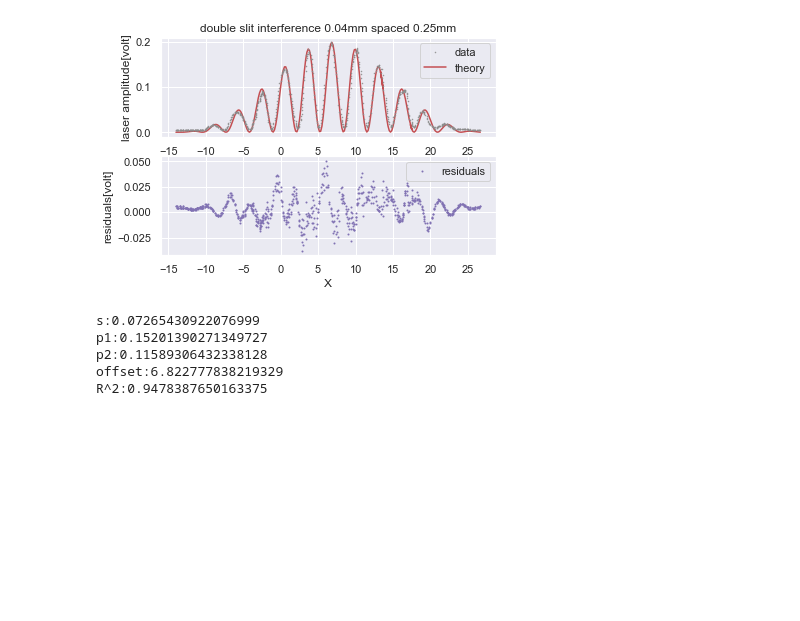
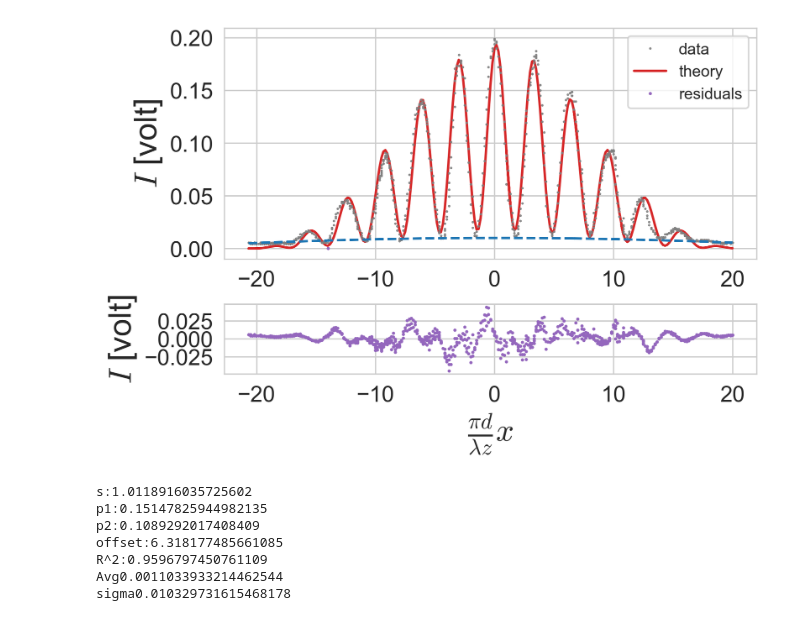
Before and after one commit to EdoMor/notebooks, a Jupyter notebook: alons double slit notebook.ipynb, the cells around one changed output. Drawn from its saved outputs; the diff is of its cells as text; code cells hidden in the pictures; blank space fills up the shorter version.

```diff
--- a/alons double slit notebook.ipynb
+++ b/alons double slit notebook.ipynb
@@ -11,52 +11,76 @@ sbs.set()
+# %%
+plt.rcParams["mathtext.fontset"]='cm'
+plt.rcParams['axes.labelsize']= 20
+plt.rcParams['figure.dpi'] = 300
+plt.rc('xtick',labelsize=14)
+plt.rc('ytick',labelsize=14)
+plt.rcParams['figure.facecolor'] = 'white'
+sbs.set_style('whitegrid')
 # %%
 def model_integrate(xdata,model,s,p1,p2,of):
     ydata=np.zeros(len(xdata))
     for i in range(len(xdata)):
-        ydata[i]=np.sum(model(np.linspace(xdata[i]-s,xdata[i]+s,100),p1,p2,of))/100
+        for j in np.linspace(xdata[i]-s,xdata[i],100):
+            ydata[i]+=model(j,p1,p2,of)/100
     return ydata
 
-def newmodel(x,s ,p1,p2,of):
+def newmodel(x,s,p1,p2,of):
     return model_integrate(x,es.double_slit_model,s,p1,p2,of)
+def modelder(x,y):
+    ydata=np.zeros(len(xdata))
+    for i in range(len(x)-1):
+        ydata[i]=(y[int(i+1)]-y[i])/(100*(x[int(i+1)]-x[i]))
+    return np.average(ydata)
 
 pname=['s' ,'p1', 'p2', 'offset']
 z=0.855
 wl=(6.328*(10**(-7)))
 d=4.0e-5
 L=25.0e-5
 A=20
+t=0.01
 offset = es.offset+6.5
-s = (np.pi*L/(wl*z))*0.001*0.05
+s = (np.pi*L/(wl*z))*0.05*0.001
 a = (np.pi*L/(wl*z))
 p1=d/L
 p2=wl*z/(4*A*(L**2))
-
 data=es.read('exp1125/original parameters/double slit/0.04w 0.25s slit not centered symmeyricly','sweep1.txt')
 r,c=[400,1950]
 xdata=z*np.tan(np.deg2rad((es.volt_to_angle(data['angle']))[int(c-r):int(c+r)]))
 xdata2=(np.pi*L/(wl*z))*xdata
 ydata=-data['power'][int(c-r):int(c+r)]
-plt.subplot(211)
-plt.plot(xdata2,ydata,'.',markersize=1,zorder=2,color=sbs.color_palette()[7])
+gs = gridspec.GridSpec(2, 1, height_ratios=[3.3, 1])
+gs.update(hspace=0.3)
+plt.subplots()
+plt.subplot(gs[0])
+vmax=np.where(ydata==max(ydata))
+x=xdata2[vmax]
+plt.plot(xdata2-x,ydata,'.',markersize=1,zorder=2,color=sbs.color_palette()[7])
 popt, pcov=fit.curve_fit(newmodel,xdata2,ydata,[s, p1, p2 , offset],
                          bounds=((0,0      ,0     ,-np.inf),
-                                 ( s+0.001*s,np.inf,np.inf,np.inf)))
-plt.plot(xdata2,newmodel(xdata2,*popt),zorder=1,color=sbs.color_palette()[3])
-plt.legend(['data','theory'])
-plt.title('double slit interference 0.04mm spaced 0.25mm')
-plt.xlabel('distance[meter]')
-plt.ylabel('laser amplitude[volt]')
-plt.subplot(212)
-plt.plot(xdata2,ydata-newmodel(xdata2,*popt),'.',markersize=2,zorder=2,color=sbs.color_palette()[4])
-plt.legend(['residuals','theory'])
-plt.xlabel('X')
-plt.ylabel('residuals[volt]')
+                                 (np.inf,np.inf,np.inf,np.inf)))
+plt.plot(xdata2-x,newmodel(xdata2,*popt),zorder=1,color=sbs.color_palette()[3])
+plt.plot(-14,0,'.',markersize=2,zorder=2,color=sbs.color_palette()[4])
+plt.legend(['data','theory','residuals'])
+plt.ylabel(r'$I$ [volt]')
+plt.plot(xdata2-x,t*np.cos((xdata2-7)*0.05),linestyle='dashed')
+plt.subplot(gs[1])
+plt.plot(xdata2-x,ydata-newmodel(xdata2,*popt),'.',markersize=2,zorder=2,color=sbs.color_palette()[4])
+plt.xlabel(r'$\frac{\pi d}{\lambda z}x$')
+plt.ylabel(r'$I$ [volt]')
 plt.show()
 for i in range(len(popt)): print(pname[i]+':'+str(popt[i]))
 print('R^2:'+str(es.Rsquared(xdata2,ydata,newmodel,popt)))
+Avg=np.average(ydata-newmodel(xdata2,*popt))
+sigma=np.std(ydata-newmodel(xdata2,*popt))
+print('Avg'+str(Avg))
+print('sigma'+str(sigma))
 # %% [output]
-[figure, old version]
+[figure, new version]
-s:0.07265430922076999
-p1:0.15201390271349727
-p2:0.11589306432338128
-offset:6.822777838219329
-R^2:0.9478387650163375
+s:1.0118916035725602
+p1:0.15147825944982135
+p2:0.1089292017408409
+offset:6.318177485661085
+R^2:0.9596797450761109
+Avg0.0011033933214462544
+sigma0.010329731615468178
```
Also changed, not shown: parts of 9 cells of this notebook, 1 other file.
